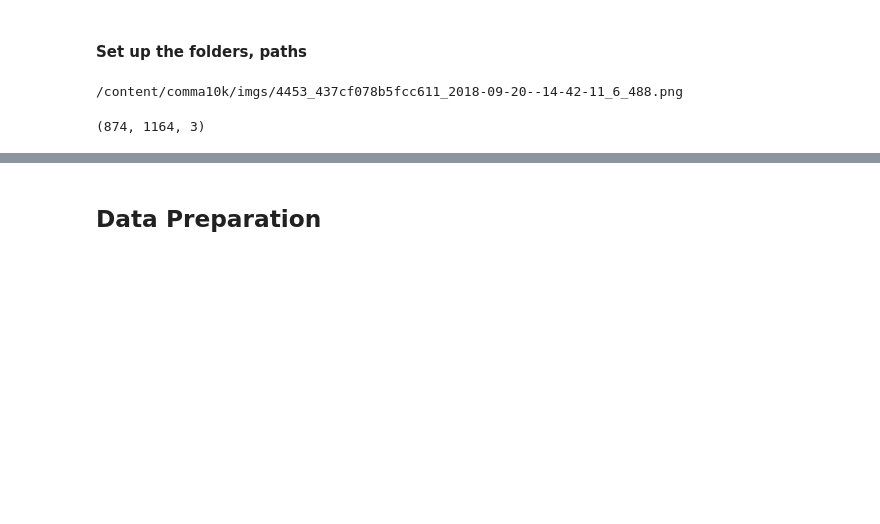
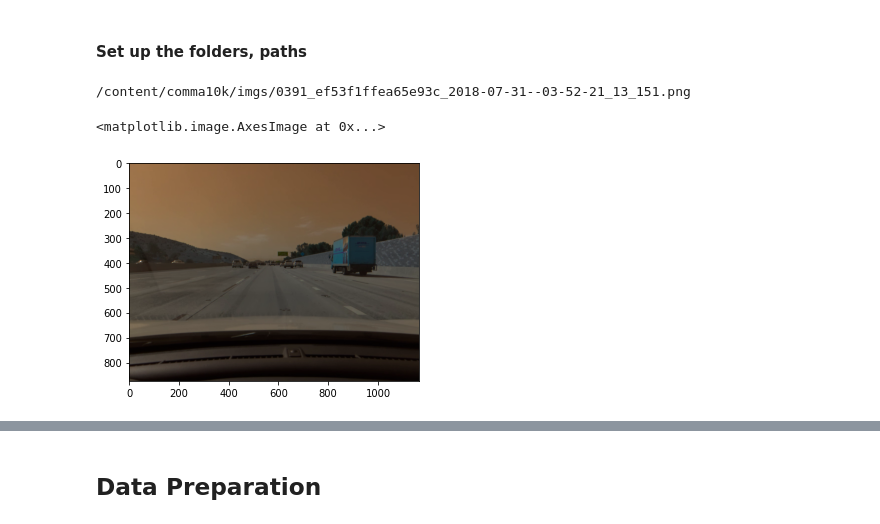
Before and after one commit to lvllvl/unet, a Jupyter notebook: SegmentationModel.ipynb, the cells around one changed output, grey strips where cells are left out. Cells and saved outputs as stored; diff of their text form; code cells hidden in the pictures; blank space fills up the shorter version.

```diff
--- a/SegmentationModel.ipynb
+++ b/SegmentationModel.ipynb
@@ -92,13 +89,15 @@ validImage.mkdir( mode=511, parents=True, exist_ok = False )
 # %%
 img = 0
 for i in imgsFolder.iterdir():
   name = i.as_uri()[ 7: ]
   print( name )
   img = cv2.imread( name )
   break
 img.shape
 # (874, 1164, 3)
 # (874, 1164, 3)
+plt.imshow( img )
 # %% [output]
-/content/comma10k/imgs/4453_437cf078b5fcc611_2018-09-20--14-42-11_6_488.png
+/content/comma10k/imgs/0391_ef53f1ffea65e93c_2018-07-31--03-52-21_13_151.png
-(874, 1164, 3)
+<matplotlib.image.AxesImage at 0x...>
+[figure, added]
```
Also changed, not shown: parts of 24 cells of this notebook.
